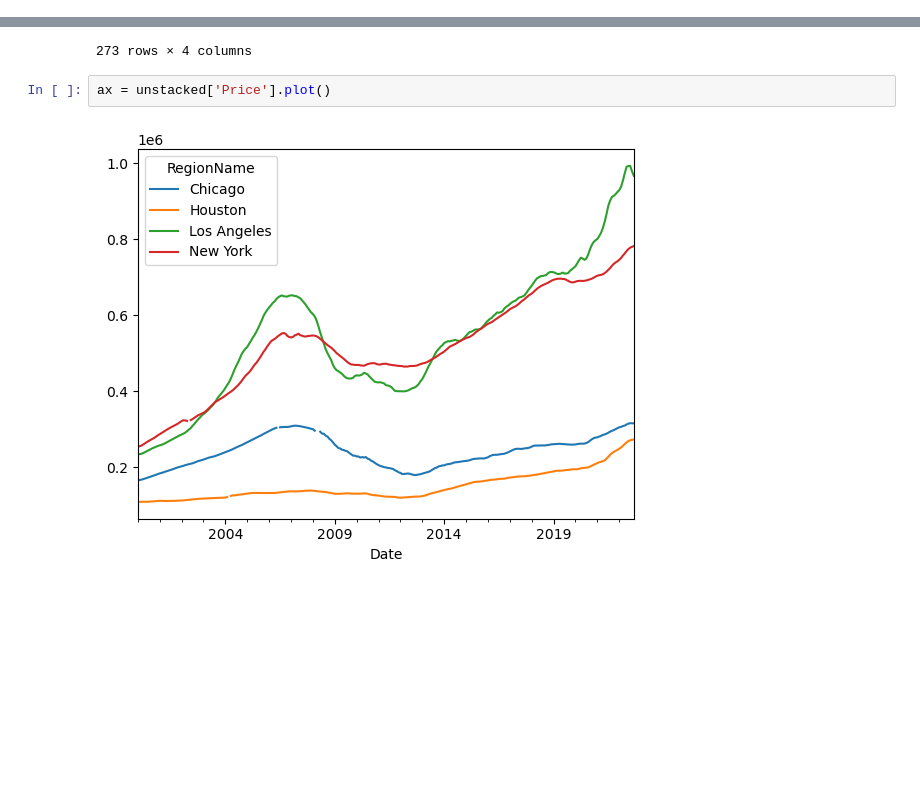
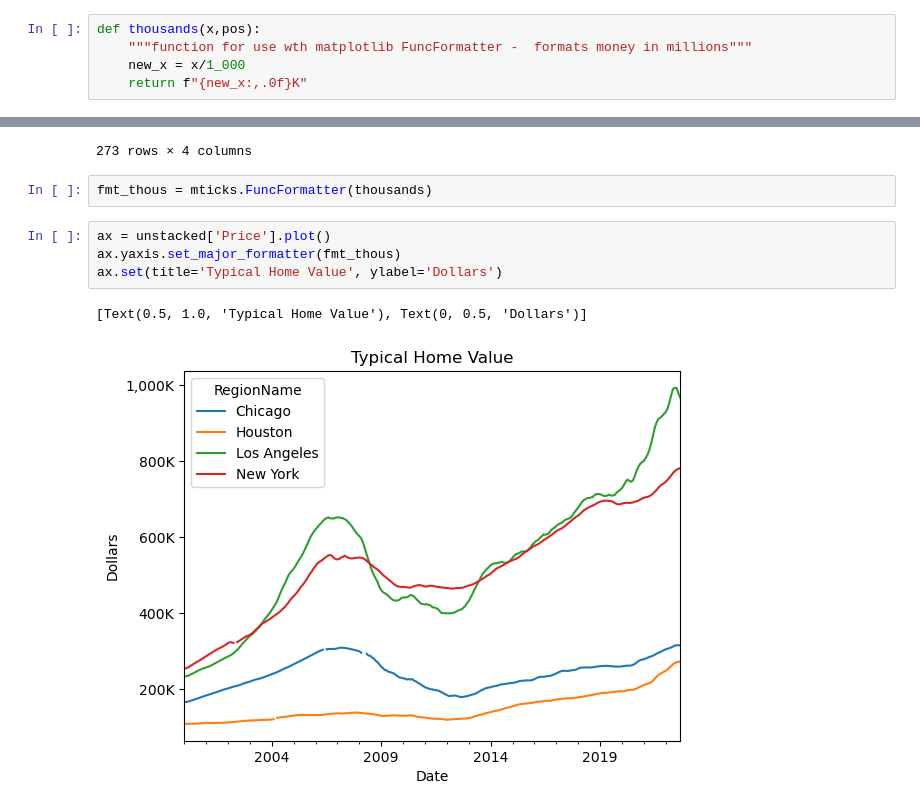
Before and after one commit to mikemenj/Assignments, a Jupyter notebook: DataViz/Week2/Preparing-Time-Series-from-Wide-Form-Data.ipynb, the cells around one changed output, grey strips where cells are left out. Drawn from its saved outputs; the diff is of its cells as text; blank space fills up the shorter version.

```diff
--- a/DataViz/Week2/Preparing-Time-Series-from-Wide-Form-Data.ipynb
+++ b/DataViz/Week2/Preparing-Time-Series-from-Wide-Form-Data.ipynb
@@ -5,3 +6,8 @@ import pandas as pd
+# %%
+def thousands(x,pos):
+    """function for use wth matplotlib FuncFormatter -  formats money in millions"""
+    new_x = x/1_000
+    return f"{new_x:,.0f}K"
 # %%
 url = 'https://docs.google.com/spreadsheets/d/e/2PACX-1vQN3Ksa9szQuO4G1-msXWAp17KtVHQCBnuEieu_auu1wSiBf3-krHusIx5VBMkihxj-KZLBosDIGEyR/pub?output=csv'
 df = pd.read_csv(url)
@@ -120,7 +126,12 @@ unstacked
 | 2022-08-01 | 315587.0 | 272400.0 | 978196.0 | 779960.0 |
 | 2022-09-01 | 315429.0 | 272639.0 | 966595.0 | 781622.0 |
 273 rows × 4 columns
-# %%
-ax = unstacked['Price'].plot()
-# %% [output]
-[figure, removed]
+# %%
+fmt_thous = mticks.FuncFormatter(thousands)
+# %%
+ax = unstacked['Price'].plot()
+ax.yaxis.set_major_formatter(fmt_thous)
+ax.set(title='Typical Home Value', ylabel='Dollars')
+# %% [output]
+[Text(0.5, 1.0, 'Typical Home Value'), Text(0, 0.5, 'Dollars')]
+[figure, added]
```
Also changed, not shown: parts of 7 cells of this notebook.
